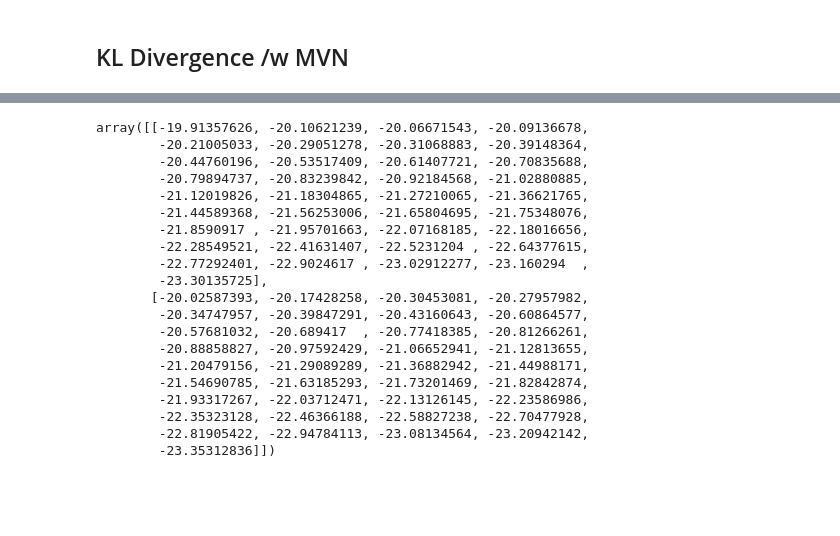
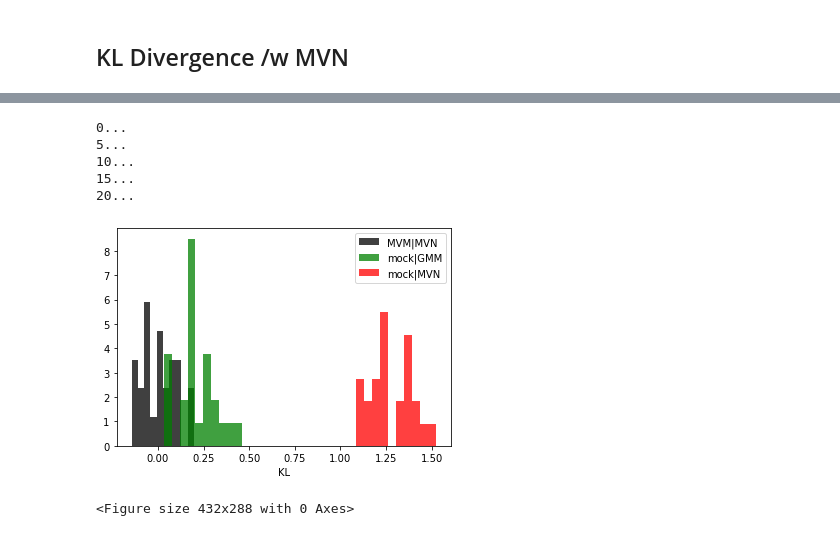
Before and after one commit to AlexandreAdam/FlowBasedLikelihoods, a Jupyter notebook: notebook/GMM.ipynb, the cells around one changed output, grey strips where cells are left out. Drawn from its saved outputs; the diff is of its cells as text; code cells hidden in the pictures; blank space fills up the shorter version.

```diff
--- a/notebook/GMM.ipynb
+++ b/notebook/GMM.ipynb
@@ -217,4 +216,4 @@ array([[-2.50039386, -0.52307385, -0.26853307,  1.92988158, -0.55841382,
 # %%
-smp_gmm_data = gmm.sample(n_samples=2048)[0]
-smp_gmm_data[:2]
+gmm_samples = gmm.sample(n_samples=2048)[0]
+gmm_samples[:2]
 # %% [output]
@@ -237,30 +235,0 @@ array([[ 0.64710045, -0.85157138, -0.40977615,  0.58515997, -0.85514088,
-# %%
-gmm.means_
-# %% [output]
-array([[-19.91357626, -20.10621239, -20.06671543, -20.09136678,
-        -20.21005033, -20.29051278, -20.31068883, -20.39148364,
-        -20.44760196, -20.53517409, -20.61407721, -20.70835688,
-        -20.79894737, -20.83239842, -20.92184568, -21.02880885,
-        -21.12019826, -21.18304865, -21.27210065, -21.36621765,
-        -21.44589368, -21.56253006, -21.65804695, -21.75348076,
-        -21.8590917 , -21.95701663, -22.07168185, -22.18016656,
-        -22.28549521, -22.41631407, -22.5231204 , -22.64377615,
-        -22.77292401, -22.9024617 , -23.02912277, -23.160294  ,
-        -23.30135725],
-       [-20.02587393, -20.17428258, -20.30453081, -20.27957982,
-        -20.34747957, -20.39847291, -20.43160643, -20.60864577,
-        -20.57681032, -20.689417  , -20.77418385, -20.81266261,
-        -20.88858827, -20.97592429, -21.06652941, -21.12813655,
-        -21.20479156, -21.29089289, -21.36882942, -21.44988171,
-        -21.54690785, -21.63185293, -21.73201469, -21.82842874,
-        -21.93317267, -22.03712471, -22.13126145, -22.23586986,
-        -22.35323128, -22.46366188, -22.58827238, -22.70477928,
-        -22.81905422, -22.94784113, -23.08134564, -23.20942142,
-        -23.35312836]])
-# %%
-def KL(a, b, d=37):
-    # see eq 23
-    a = np.asarray(a, dtype=np.float)
-    b = np.asarray(b, dtype=np.float)
-
-    return d/n * np.sum(np.log()) + np.log(m/(n-1))
@@ -266,0 +260,43 @@ def KL(a, b, d=37):
+# %%
+KL_MVN = []
+KL_GMM = []
+KL_ref = []
+
+for i in range(25):
+    if i%5==0: print(str(i)+'...')
+
+    mvn_samples = multivariate_normal.rvs(mean=np.mean(prepro_data,axis=0),
+                                     cov=np.cov(prepro_data.T),
+                                     size=2048)
+
+    mvn2_samples = multivariate_normal.rvs(mean=np.mean(prepro_data,axis=0),
+                                 cov=np.cov(prepro_data.T),
+                                 size=2048)
+
+    gmm_samples = gmm.sample(n_samples=2048)[0]
+
+    ind = np.random.randint(0,prepro_data.shape[0],2048)
+    mock_samples = prepro_data[ind]
+
+    KL_GMM.append(KL(mock_samples,gmm_samples))
+    KL_MVN.append(KL(mock_samples,mvn_samples))
+    KL_ref.append(KL(mvn_samples,mvn2_samples))
+# %% [output]
+0...
+5...
+10...
+15...
+20...
+# %%
+n3, bins2, patches3 = plt.hist(KL_ref, 10, density=True, facecolor='k', alpha=0.75,label='MVM|MVN')
+n, bins, patches = plt.hist(KL_GMM, 10, density=True, facecolor='g', alpha=0.75,label='mock|GMM')
+n2, bins2, patches3 = plt.hist(KL_MVN, 10, density=True, facecolor='r', alpha=0.75,label='mock|MVN')
+
+
+plt.xlabel('KL')
+plt.legend()
+plt.show()
+plt.tight_layout()
+# %% [output]
+[figure, added]
+<Figure size 432x288 with 0 Axes>
```
Also changed, not shown: parts of 14 cells of this notebook.
